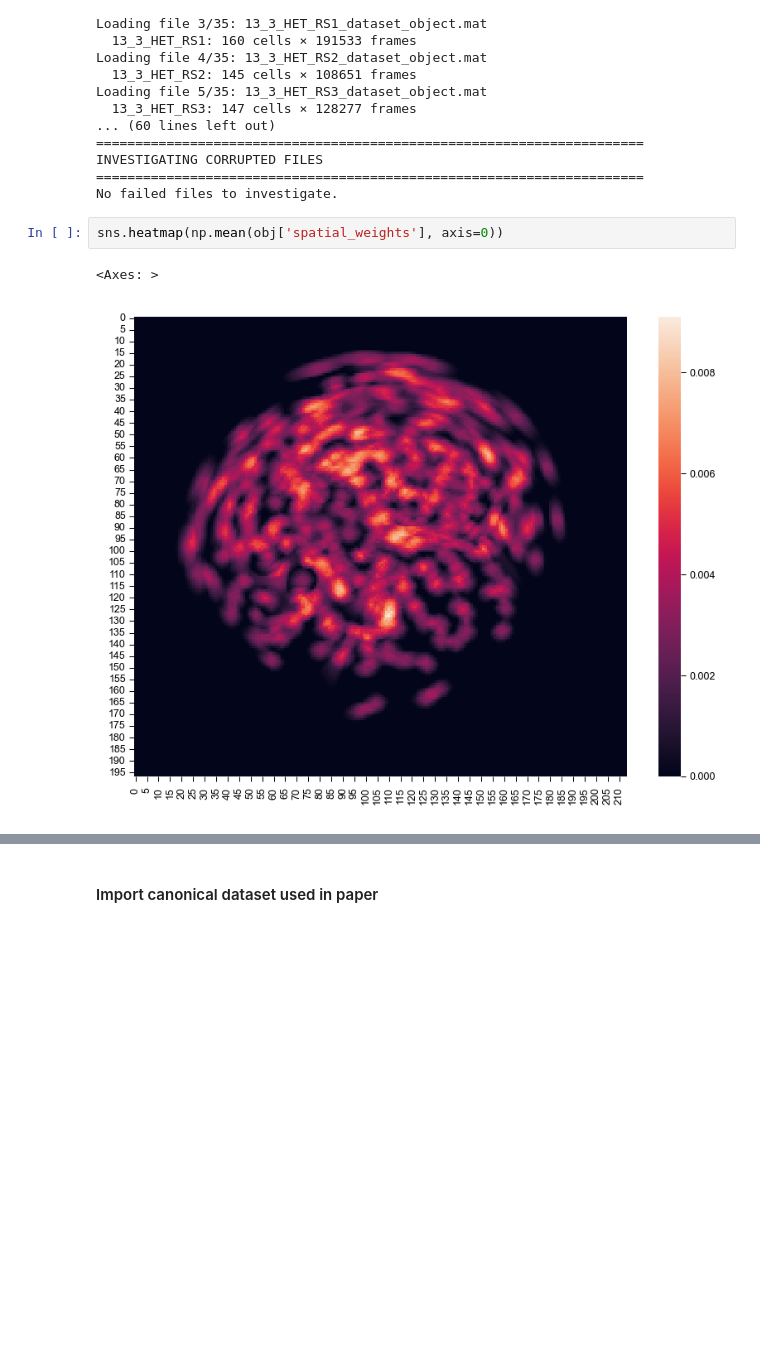
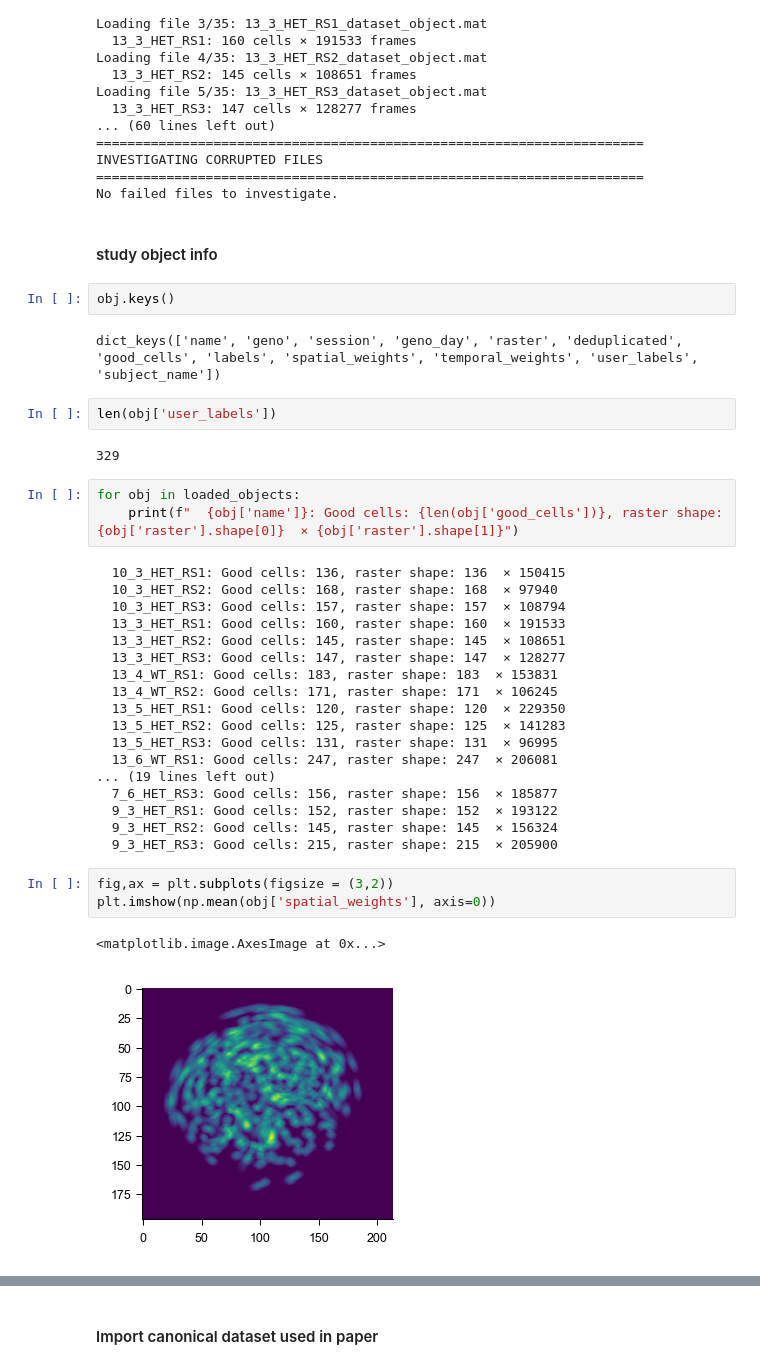
Before and after one commit to cjohnsoncruz/dlx56_mPFC_1p_SohalLab, a Jupyter notebook: code/preprocess matlab data v2_all subjects.ipynb, the cells around one changed output, grey strips where cells are left out. Drawn from its saved outputs; the diff is of its cells as text; blank space fills up the shorter version.

```diff
--- a/code/preprocess matlab data v2_all subjects.ipynb
+++ b/code/preprocess matlab data v2_all subjects.ipynb
@@ -259,8 +259,40 @@ Loading file 5/35: 13_3_HET_RS3_dataset_object.mat
 INVESTIGATING CORRUPTED FILES
 ======================================================================
 No failed files to investigate.
+# %% [markdown]
+#### study object info
+# %%
+obj.keys()
+# %% [output]
+dict_keys(['name', 'geno', 'session', 'geno_day', 'raster', 'deduplicated', 'good_cells', 'labels', 'spatial_weights', 'temporal_weights', 'user_labels', 'subject_name'])
+# %%
+len(obj['user_labels'])
+# %% [output]
+329
+# %%
+for obj in loaded_objects:
+    print(f"  {obj['name']}: Good cells: {len(obj['good_cells'])}, raster shape: {obj['raster'].shape[0]}  × {obj['raster'].shape[1]}")
+# %% [output]
+  10_3_HET_RS1: Good cells: 136, raster shape: 136  × 150415
+  10_3_HET_RS2: Good cells: 168, raster shape: 168  × 97940
+  10_3_HET_RS3: Good cells: 157, raster shape: 157  × 108794
+  13_3_HET_RS1: Good cells: 160, raster shape: 160  × 191533
+  13_3_HET_RS2: Good cells: 145, raster shape: 145  × 108651
+  13_3_HET_RS3: Good cells: 147, raster shape: 147  × 128277
+  13_4_WT_RS1: Good cells: 183, raster shape: 183  × 153831
+  13_4_WT_RS2: Good cells: 171, raster shape: 171  × 106245
+  13_5_HET_RS1: Good cells: 120, raster shape: 120  × 229350
+  13_5_HET_RS2: Good cells: 125, raster shape: 125  × 141283
+  13_5_HET_RS3: Good cells: 131, raster shape: 131  × 96995
+  13_6_WT_RS1: Good cells: 247, raster shape: 247  × 206081
+... (19 lines left out)
+  7_6_HET_RS3: Good cells: 156, raster shape: 156  × 185877
+  9_3_HET_RS1: Good cells: 152, raster shape: 152  × 193122
+  9_3_HET_RS2: Good cells: 145, raster shape: 145  × 156324
+  9_3_HET_RS3: Good cells: 215, raster shape: 215  × 205900
 # %%
-sns.heatmap(np.mean(obj['spatial_weights'], axis=0))
+fig,ax = plt.subplots(figsize = (3,2))
+plt.imshow(np.mean(obj['spatial_weights'], axis=0))
 # %% [output]
-<Axes: >
+<matplotlib.image.AxesImage at 0x...>
-[figure, old version]
+[figure, new version]
```
Also changed, not shown: parts of 56 cells of this notebook.
